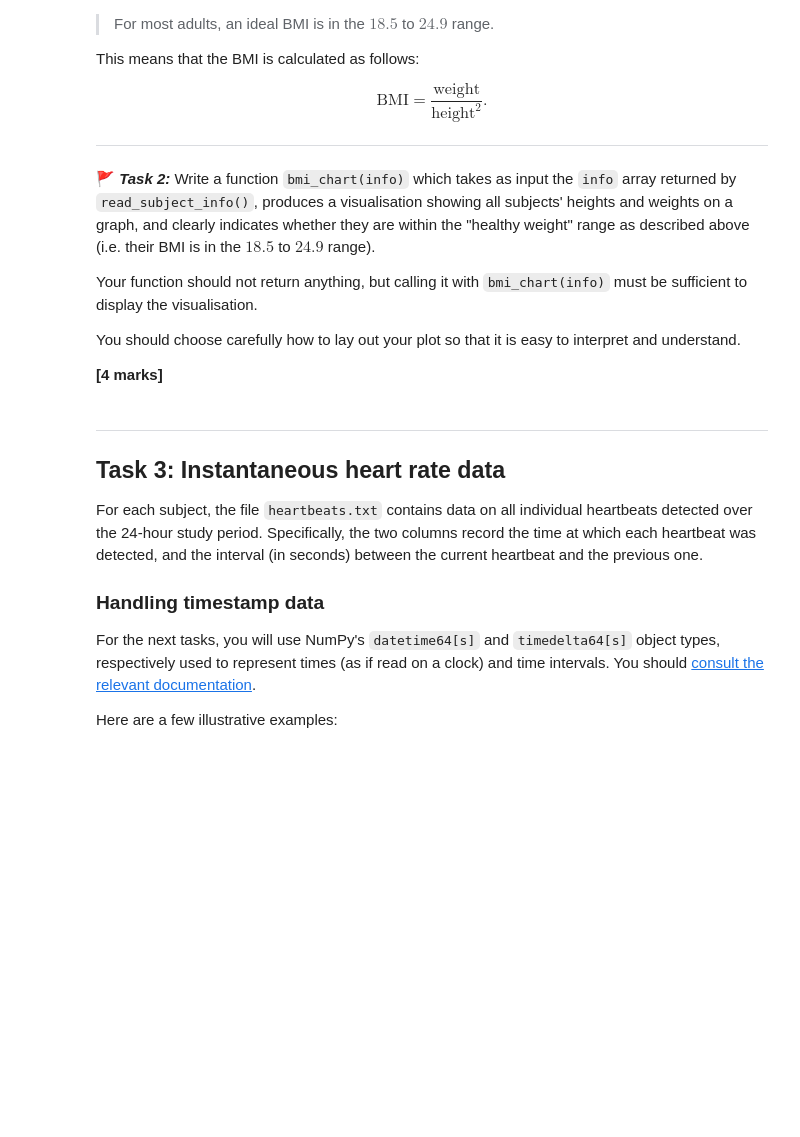
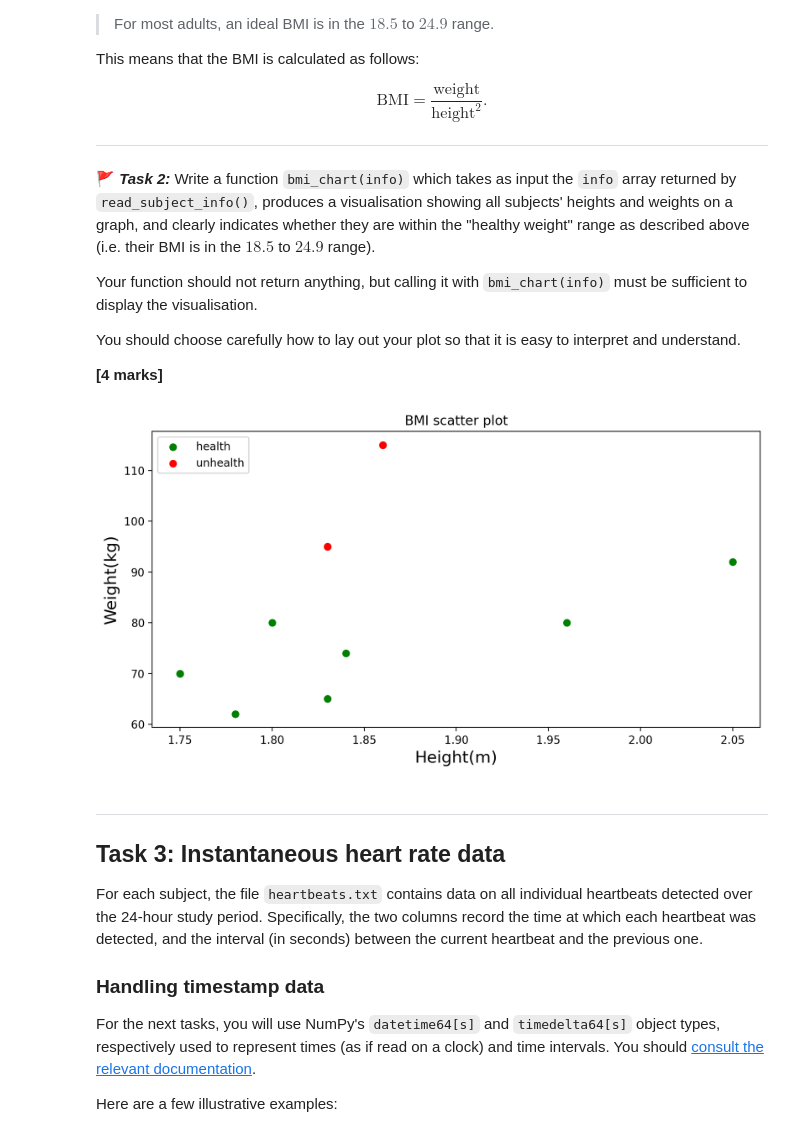
Before and after one commit to yuyuxia112/pp-project-1, a Jupyter notebook: project-1.ipynb, the cells around one changed output. Saved outputs shown, nothing was run; the diff lists cells and outputs as text; code cells hidden in the pictures; blank space fills up the shorter version.

```diff
--- a/project-1.ipynb
+++ b/project-1.ipynb
@@ -46,9 +46,23 @@ The file `subject_info.txt` in your `dataset` folder summarises the age (in year
 
 **[3 marks]**
 # %%
+import numpy as np
 def read_subject_info():
+  '''
+  Read subject_info.txt, stored title and content
+  output: headers(list); info(array)
+  '''
 
-  return 1
+  with open('dataset/subject_info.txt') as f:
+    #read the file, skip title
+    #set the type to floating point
+    info = np.loadtxt('dataset/subject_info.txt',skiprows =1 ,delimiter=',',dtype=float)
+    #Read the headings, separated by commas
+    headers = f.readline().strip('\n').split(',')
+    #Divide your height by 100 to convert it into meters
+    for i in range(len(info)):
+          info[i][2] = round(info[i][2]/100,2) #keep two decimal places
+  return headers,info
 # %% [markdown]
 ---
 ## Task 2: Charting the Body Mass Index (BMI) for all participants
@@ -76,7 +90,45 @@ You should choose carefully how to lay out your plot so that it is easy to inter
 
 **[4 marks]**
 # %%
+import matplotlib.pyplot as plt
+import numpy as np
+headers,info = read_subject_info()
 def bmi_chart(info):
+    '''
+    The value of bmi was calculated and the image was drawn.
+    The points in different colors represented whether the BMI was up to the standard
+    input: info(array)
+    '''
+    # Store the value of BMI
+    bmi = []
+    #store the position (18.5<BMI<24.9)
+    position = []
+    # According to the formula, get the BMI and keep two decimal places
+    for i in range(0,10):
+        bmi.append(round(info[i][1]/(info[i][2]*info[i][2]),1))
+    # The height, weight, and BMI data were made into charts
+    # Find the points that exceed the standard，record the location
+    for i in range(10):
+        if bmi[i] >24.9 or bmi[i]<18.5:
+            position.append(i)
+    weight = info[:,1]
+    height = info[:,2]
+    # Define image size 10*5
+    # Draw the image with green for health and red for unhealthy
+    plt.figure(figsize=(10,5),dpi=200)
+    plt.scatter(height,weight,label = ' health',color = 'g')
+    plt.scatter(height[position],weight[position],label = ' unhealth',color = 'r')
+    # x axis coordinate, y axis coordinate, image title
+    # Add label on the upper left side of the table
+    plt.xlabel('Height(m)',fontsize = 15)
+    plt.ylabel('Weight(kg)',fontsize = 15)
+    plt.title('BMI scatter plot')
+    plt.legend(loc='upper left')
+    plt.show()
+info = read_subject_info()[1]
+bmi_chart(info)
+# %% [output]
+[figure, added]
 # %% [markdown]
 ---
 ## Task 3: Instantaneous heart rate data
```
Also changed, not shown: parts of 13 cells of this notebook.
